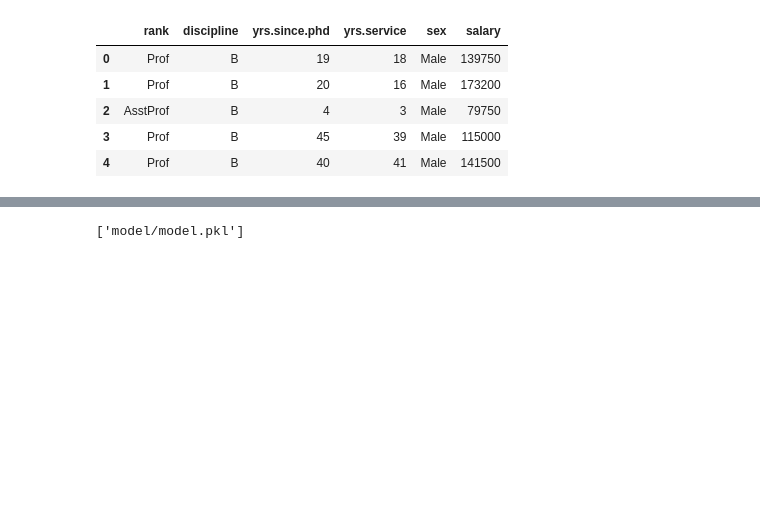
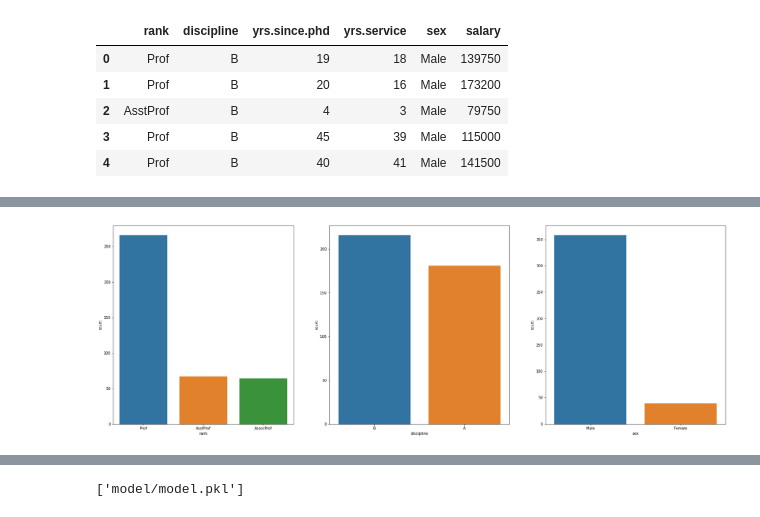
Before and after one commit to irtizak/salaries, a Jupyter notebook: Untitled.ipynb, the cells around one changed output, grey strips where cells are left out. Cells and saved outputs as stored; diff of their text form; code cells hidden in the pictures; blank space fills up the shorter version.

```diff
--- a/Untitled.ipynb
+++ b/Untitled.ipynb
@@ -42,0 +77,10 @@ reg.predict(df[['yrs.since.phd', 'yrs.service']])[0]
+# %%
+# Plot categorical variables
+fig, ax = plt.subplots(1, 3)
+fig.set_size_inches(30, 10)
+val_clrs = ['skyblue', 'olive', 'gold']
+
+for i in range(3):
+    sns.countplot(data=df, x = cat_vars[i], ax=ax[i])
+# %% [output]
+[figure, added]
```
Also changed, not shown: parts of 53 cells of this notebook, 3 other files.
